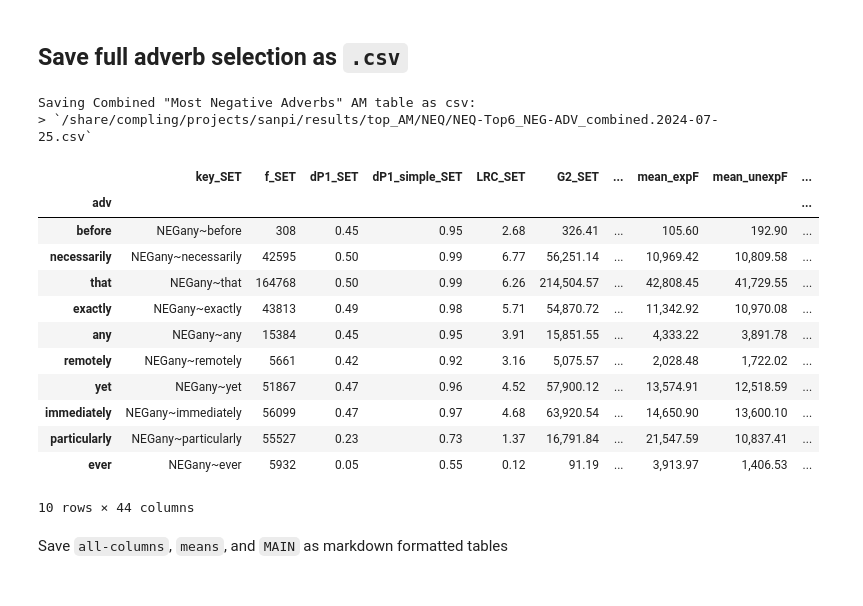
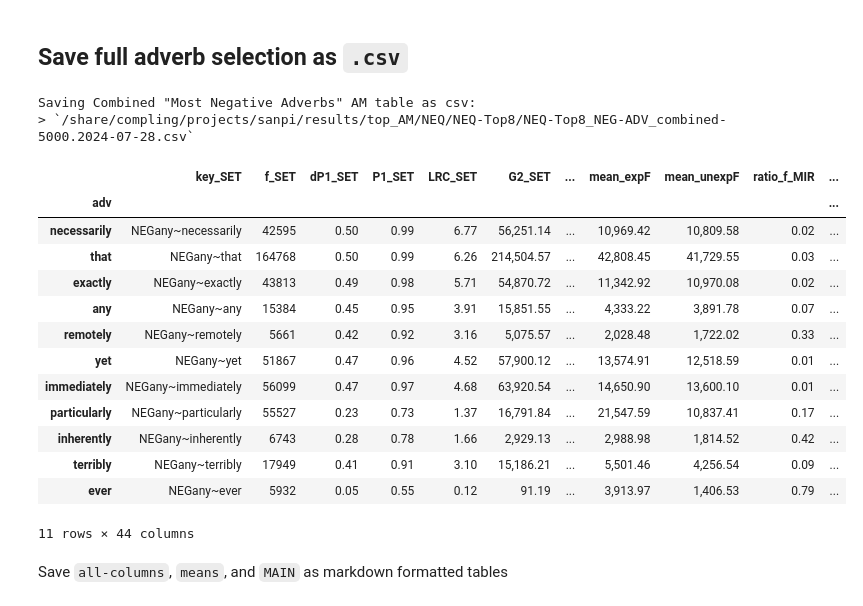
Before and after one commit to AndreaTheLinguist/sanpi, a Jupyter notebook: notebooks/NEQ-adverb_assoc.ipynb, the cells around one changed output. Cells and saved outputs as stored; diff of their text form; code cells hidden in the pictures.

```diff
--- a/notebooks/NEQ-adverb_assoc.ipynb
+++ b/notebooks/NEQ-adverb_assoc.ipynb
@@ -388,19 +383,27 @@ Total Tokens in dataset: $N = 583,470$
 # %%
 def load_backup(
                 adv_set:set,
-    lower_floor: int = 100,
+    lower_floor: int = None,
                 loaded_path: Path = adv_am_paths['RBdirect'],
                 ) -> pd.DataFrame:
+    lower_floor = lower_floor or round(SET_FLOOR//3, (-2 if SET_FLOOR//3 > 100 else -1))
     located_paths = tuple(loaded_path.parent.glob(
-        f'*ALL*min{round(SET_FLOOR//3, -2)}x*parq'))
-    if any(located_paths):
-        backup_df = pd.read_parquet(located_paths[0], columns=FOCUS, filters=[('l2', 'in', adv_set)])
+        f'{TAG}*min{lower_floor}x*parq'))
+    try:
+        backup_path = located_paths[0]
+    except IndexError:
+        try:
+            backup_path = tuple(loaded_path.parent.glob(f'*{TAG}*min5x*parq'))[0]
+        except IndexError as e:
+            raise FileNotFoundError('Error. Backup data not found. [in fill_empties()]') from e
 
-        backup_df = backup_df.filter(like='NEG', axis=0).reset_index().set_index('l2')
-        backup_df.index.name = 'adv'
-        return backup_df
-    else:
-        return []
+    backup_df = pd.read_parquet(backup_path, columns=FOCUS, filters=[('l2', 'in', adv_set)])
+
+    backup_df = backup_df.filter(like='NEG', axis=0).reset_index().set_index('l2')
+    backup_df.index.name = 'adv'
+
+    return backup_df
+
 
 
 def uncat(df):
@@ -416,10 +419,8 @@ def fill_empties(name_1, name_2, both, loaded_paths, adv_set):
         path = loaded_paths['RBdirect'] if name == 'SET' else loaded_paths['mirror']
         if any(both[f'f_{name}'].isna()):
 
-            floor = 100
+            floor = 10
             neg_backup = load_backup(lower_floor=floor, loaded_path=path, adv_set=adv_set)
-            if not any(neg_backup):
-                print('Error. Backup data not found. [in fill_empties()]')
 
             neg_backup.columns = (pd.Series(adjust_assoc_columns(neg_backup.columns)
                                             ) + f'_{name}').to_list()
@@ -518,8 +519,8 @@ def narrow_selection(df: pd.DataFrame,
 # %% [markdown]
 ### Run it 🏃‍♀️
 # %%
-C = combine_top(setdiff_adv, 'SET',
-                mirror_adv, 'MIR', k=K)
+C = combine_top(df_1=setdiff_adv, name_1='SET',
+                df_2=mirror_adv, name_2='MIR', k=K)
 # %% [output]
 ### `NEQ` Most Negative Adverb Selections
 
@@ -757,30 +771,31 @@ nb_show_table(main_C.sort_values('mean_dP1', ascending=False), return_df=True)
 # %% [markdown]
 ## Save full adverb selection as `.csv`
 # %%
-combined_top_csv_output = TOP_AM_TAG_DIR / \
-    f'{TAG}-Top{K}_NEG-ADV_combined.{timestamp_today()}.csv'
-print(
-    f'Saving Combined "Most Negative Adverbs" AM table as csv:  \n> `{combined_top_csv_output}`')
+save_prefix=f'{data_top}_NEG-ADV_combined-{SET_FLOOR}'
+combined_top_csv_output = OUT_DIR / f'{save_prefix}.{timestamp_today()}.csv'
+print('Saving Combined "Most Negative Adverbs" AM table as csv:  '
+    f'\n> `{combined_top_csv_output}`')
 
 C.to_csv(combined_top_csv_output, float_format='{:.4f}'.format)
 
 C
 # %% [output]
 Saving Combined "Most Negative Adverbs" AM table as csv:
-> `/share/compling/projects/sanpi/results/top_AM/NEQ/NEQ-Top6_NEG-ADV_combined.2024-07-25.csv`
+> `/share/compling/projects/sanpi/results/top_AM/NEQ/NEQ-Top8/NEQ-Top8_NEG-ADV_combined-5000.2024-07-28.csv`
-|  | key_SET | f_SET | dP1_SET | dP1_simple_SET | LRC_SET | G2_SET | ... | mean_expF | mean_unexpF | ... |
-| adv |  |  |  |  |  |  |  |  |  | ... |
-| before | NEGany~before | 308 | 0.45 | 0.95 | 2.68 | 326.41 | ... | 105.60 | 192.90 | ... |
-| necessarily | NEGany~necessarily | 42595 | 0.50 | 0.99 | 6.77 | 56,251.14 | ... | 10,969.42 | 10,809.58 | ... |
-| that | NEGany~that | 164768 | 0.50 | 0.99 | 6.26 | 214,504.57 | ... | 42,808.45 | 41,729.55 | ... |
-| exactly | NEGany~exactly | 43813 | 0.49 | 0.98 | 5.71 | 54,870.72 | ... | 11,342.92 | 10,970.08 | ... |
-| any | NEGany~any | 15384 | 0.45 | 0.95 | 3.91 | 15,851.55 | ... | 4,333.22 | 3,891.78 | ... |
-| remotely | NEGany~remotely | 5661 | 0.42 | 0.92 | 3.16 | 5,075.57 | ... | 2,028.48 | 1,722.02 | ... |
-| yet | NEGany~yet | 51867 | 0.47 | 0.96 | 4.52 | 57,900.12 | ... | 13,574.91 | 12,518.59 | ... |
-| immediately | NEGany~immediately | 56099 | 0.47 | 0.97 | 4.68 | 63,920.54 | ... | 14,650.90 | 13,600.10 | ... |
-| particularly | NEGany~particularly | 55527 | 0.23 | 0.73 | 1.37 | 16,791.84 | ... | 21,547.59 | 10,837.41 | ... |
-| ever | NEGany~ever | 5932 | 0.05 | 0.55 | 0.12 | 91.19 | ... | 3,913.97 | 1,406.53 | ... |
+|  | key_SET | f_SET | dP1_SET | P1_SET | LRC_SET | G2_SET | ... | mean_expF | mean_unexpF | ratio_f_MIR | ... |
+| adv |  |  |  |  |  |  |  |  |  |  | ... |
+| necessarily | NEGany~necessarily | 42595 | 0.50 | 0.99 | 6.77 | 56,251.14 | ... | 10,969.42 | 10,809.58 | 0.02 | ... |
+| that | NEGany~that | 164768 | 0.50 | 0.99 | 6.26 | 214,504.57 | ... | 42,808.45 | 41,729.55 | 0.03 | ... |
+| exactly | NEGany~exactly | 43813 | 0.49 | 0.98 | 5.71 | 54,870.72 | ... | 11,342.92 | 10,970.08 | 0.02 | ... |
+| any | NEGany~any | 15384 | 0.45 | 0.95 | 3.91 | 15,851.55 | ... | 4,333.22 | 3,891.78 | 0.07 | ... |
+| remotely | NEGany~remotely | 5661 | 0.42 | 0.92 | 3.16 | 5,075.57 | ... | 2,028.48 | 1,722.02 | 0.33 | ... |
+| yet | NEGany~yet | 51867 | 0.47 | 0.96 | 4.52 | 57,900.12 | ... | 13,574.91 | 12,518.59 | 0.01 | ... |
+| immediately | NEGany~immediately | 56099 | 0.47 | 0.97 | 4.68 | 63,920.54 | ... | 14,650.90 | 13,600.10 | 0.01 | ... |
+| particularly | NEGany~particularly | 55527 | 0.23 | 0.73 | 1.37 | 16,791.84 | ... | 21,547.59 | 10,837.41 | 0.17 | ... |
+| inherently | NEGany~inherently | 6743 | 0.28 | 0.78 | 1.66 | 2,929.13 | ... | 2,988.98 | 1,814.52 | 0.42 | ... |
+| terribly | NEGany~terribly | 17949 | 0.41 | 0.91 | 3.10 | 15,186.21 | ... | 5,501.46 | 4,256.54 | 0.09 | ... |
+| ever | NEGany~ever | 5932 | 0.05 | 0.55 | 0.12 | 91.19 | ... | 3,913.97 | 1,406.53 | 0.79 | ... |
-10 rows × 44 columns
+11 rows × 44 columns
 # %% [markdown]
 Save `all-columns`, `means`, and `MAIN` as markdown formatted tables
 # %%
```
Also changed, not shown: parts of 28 cells of this notebook, 1 other file.
